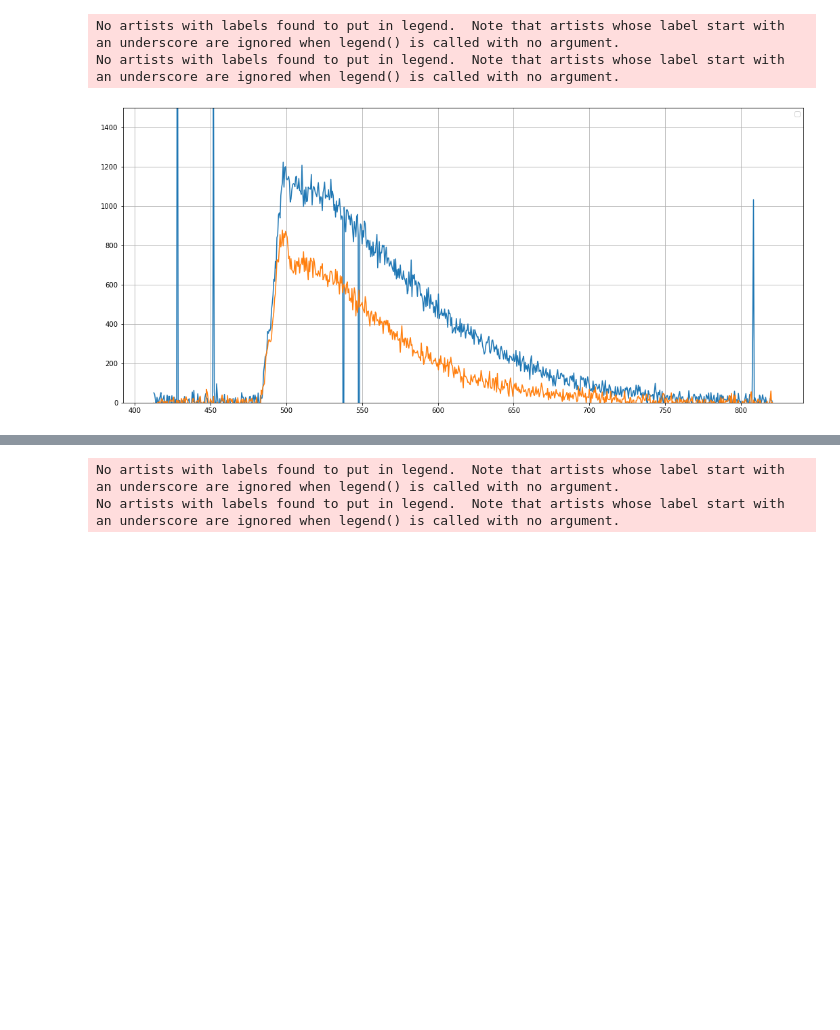
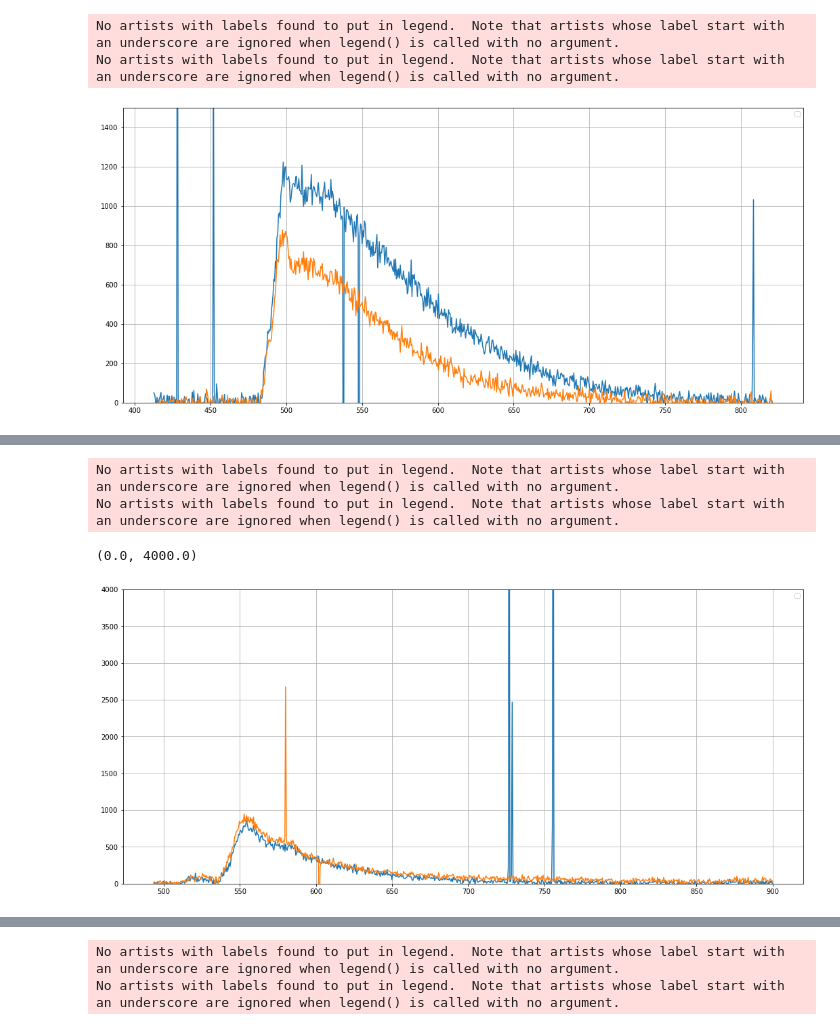
Before and after one commit to nhargy/note3cs, a Jupyter notebook: notebooks/studies/the_irreducibles/note_1.ipynb, the cells around one changed output, grey strips where cells are left out. Drawn from its saved outputs; the diff is of its cells as text; code cells hidden in the pictures; blank space fills up the shorter version.

```diff
--- a/notebooks/studies/the_irreducibles/note_1.ipynb
+++ b/notebooks/studies/the_irreducibles/note_1.ipynb
@@ -113,6 +113,23 @@ MgF_103_on_path2 = f'{path_to_study}/coll2/MgF/MgF_B2_103_on.hdf5'
 
 MgF_110_off_path2 = f'{path_to_study}/coll2/MgF/MgF_B2_110_off.hdf5'
 MgF_110_on_path2 = f'{path_to_study}/coll2/MgF/MgF_B2_110_on.hdf5'
+
+
+# coll3
+
+# ZnO
+ZnO_B3_500_path3 = f'{path_to_study}/coll3/ZnO/ZnO_B3_500.hdf5'
+ZnO_B3_501_path3 = f'{path_to_study}/coll3/ZnO/ZnO_B3_501.hdf5'
+
+# LiF
+LiF_146_off_path3 = f'{path_to_study}/coll3/LiF/LiF_B2_146_off.hdf5'
+LiF_146_on_path3 = f'{path_to_study}/coll3/LiF/LiF_B2_146_on.hdf5'
+
+LiF_154_off_path3 = f'{path_to_study}/coll3/LiF/LiF_B2_154_off.hdf5'
+LiF_154_on_path3 = f'{path_to_study}/coll3/LiF/LiF_B2_154_on.hdf5'
+
+LiF_160_off_path3 = f'{path_to_study}/coll3/LiF/LiF_B2_160_off.hdf5'
+LiF_160_on_path3 = f'{path_to_study}/coll3/LiF/LiF_B2_160_on.hdf5'
 # %%
 wl = '450'
 extract_data(BaF_412_on_path,wl);
@@ -176,0 +210,10 @@ No artists with labels found to put in legend.  Note that artists whose label st
+# %%
+wl = '530'
+extract_data(LiF_154_off_path2,wl);
+extract_data(LiF_154_off_path3,wl);
+plt.ylim(0,4e3)
+# %% [output]
+No artists with labels found to put in legend.  Note that artists whose label start with an underscore are ignored when legend() is called with no argument.
+No artists with labels found to put in legend.  Note that artists whose label start with an underscore are ignored when legend() is called with no argument.
+(0.0, 4000.0)
+[figure, added]
```
Also changed, not shown: parts of 6 cells of this notebook, 9 other files.
